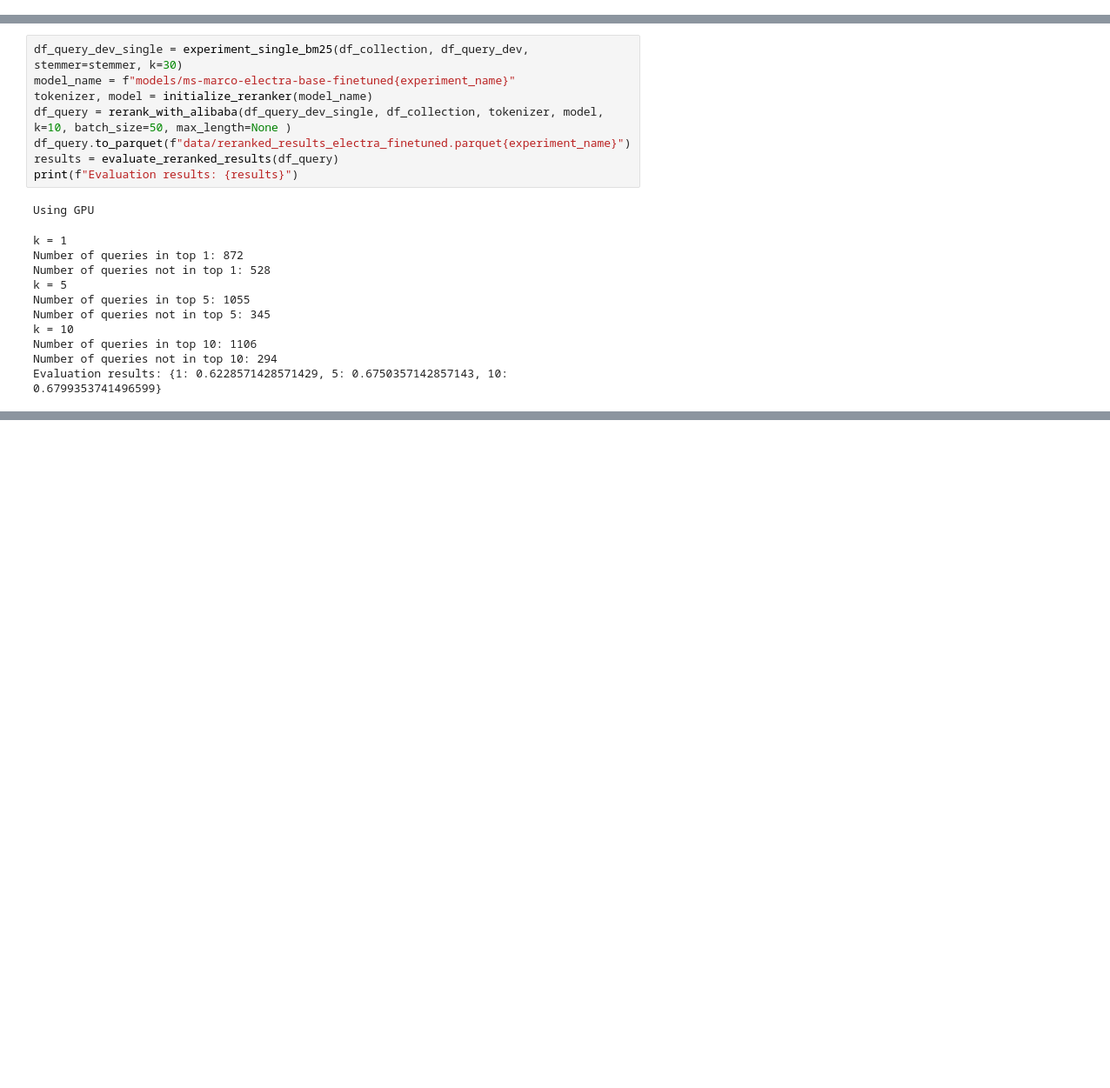
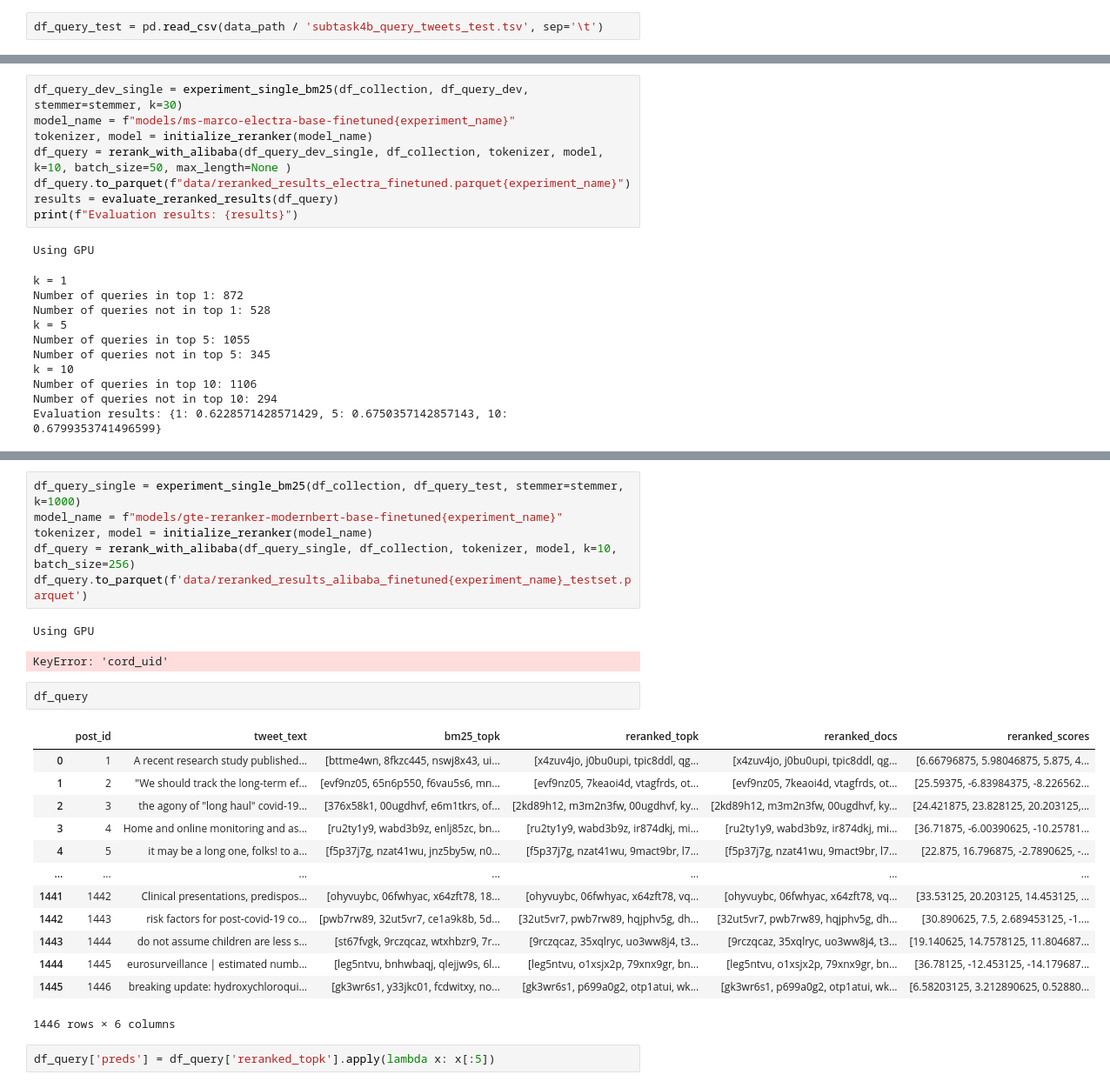
Before and after one commit to AIR25-CheckThat-Group1/CheckThat-ScientificClaimSourceRetrieval, a Jupyter notebook: reranking.ipynb, the cells around one changed output, grey strips where cells are left out. Shown at 87% size. Drawn from its saved outputs; the diff is of its cells as text; blank space fills up the shorter version.

```diff
--- a/reranking.ipynb
+++ b/reranking.ipynb
@@ -58,6 +58,8 @@ display(df_query_train)
 | 12851 | 14251 | does it?'sars-cov-2-naïve vaccine... | t4y1ylb3 |
 | 12852 | 14252 | when "the airway immune cells of ... | nlsv8bin |
 12853 rows × 3 columns
+# %%
+df_query_test = pd.read_csv(data_path / 'subtask4b_query_tweets_test.tsv', sep='\t')
 # %%
 df_query_combined = pd.concat([df_query_dev, df_query_train], ignore_index=True)
 df_query_combined
@@ -970,0 +1037,27 @@ Evaluation results: {1: 0.6228571428571429, 5: 0.6750357142857143, 10: 0.6799353
+# %%
+df_query_single = experiment_single_bm25(df_collection, df_query_test, stemmer=stemmer, k=1000)
+model_name = f"models/gte-reranker-modernbert-base-finetuned{experiment_name}"
+tokenizer, model = initialize_reranker(model_name)
+df_query = rerank_with_alibaba(df_query_single, df_collection, tokenizer, model, k=10, batch_size=256)
+df_query.to_parquet(f'data/reranked_results_alibaba_finetuned{experiment_name}_testset.parquet')
+# %% [output]
+Using GPU
+KeyError: 'cord_uid'
+# %%
+df_query
+# %% [output]
+|  | post_id | tweet_text | bm25_topk | reranked_topk | reranked_docs | reranked_scores |
+| 0 | 1 | A recent research study published... | [bttme4wn, 8fkzc445, nswj8x43, ui... | [x4zuv4jo, j0bu0upi, tpic8ddl, qg... | [x4zuv4jo, j0bu0upi, tpic8ddl, qg... | [6.66796875, 5.98046875, 5.875, 4... |
+| 1 | 2 | "We should track the long-term ef... | [evf9nz05, 65n6p550, f6vau5s6, mn... | [evf9nz05, 7keaoi4d, vtagfrds, ot... | [evf9nz05, 7keaoi4d, vtagfrds, ot... | [25.59375, -6.83984375, -8.226562... |
+| 2 | 3 | the agony of "long haul" covid-19... | [376x58k1, 00ugdhvf, e6m1tkrs, of... | [2kd89h12, m3m2n3fw, 00ugdhvf, ky... | [2kd89h12, m3m2n3fw, 00ugdhvf, ky... | [24.421875, 23.828125, 20.203125,... |
+| 3 | 4 | Home and online monitoring and as... | [ru2ty1y9, wabd3b9z, enlj85zc, bn... | [ru2ty1y9, wabd3b9z, ir874dkj, mi... | [ru2ty1y9, wabd3b9z, ir874dkj, mi... | [36.71875, -6.00390625, -10.25781... |
+| 4 | 5 | it may be a long one, folks! to a... | [f5p37j7g, nzat41wu, jnz5by5w, n0... | [f5p37j7g, nzat41wu, 9mact9br, l7... | [f5p37j7g, nzat41wu, 9mact9br, l7... | [22.875, 16.796875, -2.7890625, -... |
+| ... | ... | ... | ... | ... | ... | ... |
+| 1441 | 1442 | Clinical presentations, predispos... | [ohyvuybc, 06fwhyac, x64zft78, 18... | [ohyvuybc, 06fwhyac, x64zft78, vq... | [ohyvuybc, 06fwhyac, x64zft78, vq... | [33.53125, 20.203125, 14.453125, ... |
+| 1442 | 1443 | risk factors for post-covid-19 co... | [pwb7rw89, 32ut5vr7, ce1a9k8b, 5d... | [32ut5vr7, pwb7rw89, hqjphv5g, dh... | [32ut5vr7, pwb7rw89, hqjphv5g, dh... | [30.890625, 7.5, 2.689453125, -1.... |
+| 1443 | 1444 | do not assume children are less s... | [st67fvgk, 9rczqcaz, wtxhbzr9, 7r... | [9rczqcaz, 35xqlryc, uo3ww8j4, t3... | [9rczqcaz, 35xqlryc, uo3ww8j4, t3... | [19.140625, 14.7578125, 11.804687... |
+| 1444 | 1445 | eurosurveillance | estimated numb... | [leg5ntvu, bnhwbaqj, qlejjw9s, 6l... | [leg5ntvu, o1xsjx2p, 79xnx9gr, bn... | [leg5ntvu, o1xsjx2p, 79xnx9gr, bn... | [36.78125, -12.453125, -14.179687... |
+| 1445 | 1446 | breaking update: hydroxychloroqui... | [gk3wr6s1, y33jkc01, fcdwitxy, no... | [gk3wr6s1, p699a0g2, otp1atui, wk... | [gk3wr6s1, p699a0g2, otp1atui, wk... | [6.58203125, 3.212890625, 0.52880... |
+1446 rows × 6 columns
+# %%
+df_query['preds'] = df_query['reranked_topk'].apply(lambda x: x[:5])
```
Also changed, not shown: parts of 15 cells of this notebook.
